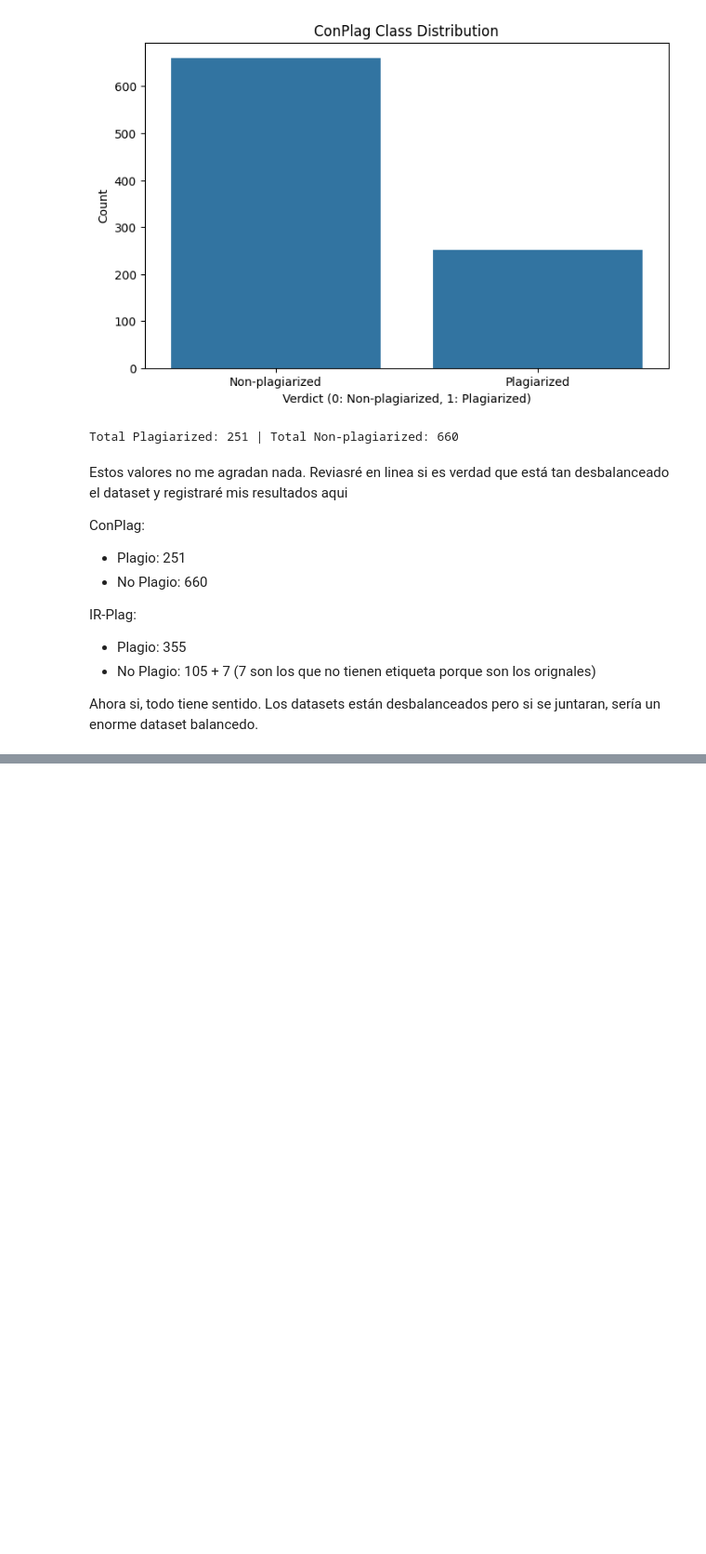
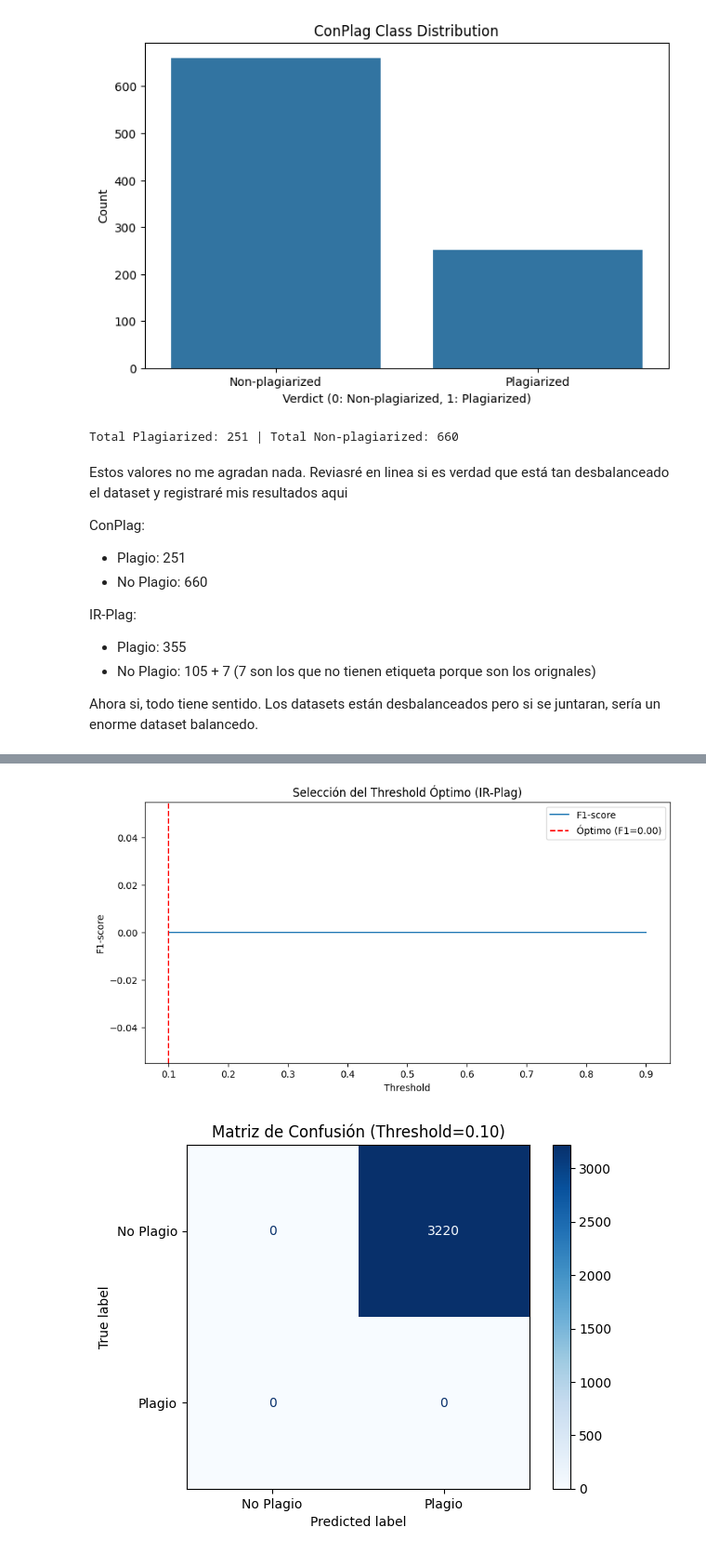
Before and after one commit to ElGonan/tc3002b-reto, a Jupyter notebook: src/project.ipynb, the cells around one changed output, grey strips where cells are left out. Shown at 93% size. Cells and saved outputs as stored; diff of their text form; code cells hidden in the pictures; blank space fills up the shorter version.

```diff
--- a/src/project.ipynb
+++ b/src/project.ipynb
@@ -333,0 +394,72 @@ weighted avg       0.82      0.83      0.82       230
+# %%
+def generar_pares_ir_plag(df):
+    originals = df[df['type'] == 2].reset_index(drop=True)
+    plagios = df[df['type'] == 1].reset_index(drop=True)
+    no_plagios = df[df['type'] == 0].reset_index(drop=True)
+
+    pares = []
+
+    for orig in originals.itertuples():
+        # Pares plagio
+        for plg in plagios.itertuples():
+            print(f"Generando par: orig{orig.Index} con plg{plg.Index}")
+            pares.append({
+                'pair': f'orig{orig.Index}_plg{plg.Index}',
+                'code1': orig.code,
+                'code2': plg.code,
+                'verdict': 1
+            })
+        # Pares no-plagio
+        for np in no_plagios.itertuples():
+            print(f"Generando par: orig{orig.Index} con np{np.Index}")
+            pares.append({
+                'pair': f'orig{orig.Index}_np{np.Index}',
+                'code1': orig.code,
+                'code2': np.code,
+                'verdict': 0
+            })
+
+    return pd.DataFrame(pares)
+
+# Generar y revisar
+ir_pairs = generar_pares_ir_plag(ir_plag_dataset)
+print( ir_pairs.head())
+
+ir_pairs['similarity'] = calculate_all_similarities(ir_pairs)
+
+y_true_bin = (ir_pairs['verdict'] == 'plagio').astype(int)
+
+thresholds = np.linspace(0.1, 0.9, 100)
+f1_scores = [f1_score(y_true_bin, ir_pairs['similarity'] > t) for t in thresholds]
+best_threshold = thresholds[np.argmax(f1_scores)]
+best_f1 = max(f1_scores)
+
+print(f"Threshold óptimo IR-Plag: {best_threshold:.2f}, F1-score: {best_f1:.2f}")
+
+# Paso 5: Visualización del F1-score
+plt.figure(figsize=(10, 5))
+plt.plot(thresholds, f1_scores, label='F1-score')
+plt.axvline(best_threshold, color='r', linestyle='--', label=f'Óptimo (F1={best_f1:.2f})')
+plt.xlabel('Threshold')
+plt.ylabel('F1-score')
+plt.title('Selección del Threshold Óptimo (IR-Plag)')
+plt.legend()
+plt.show()
+
+# Paso 6: Evaluación final
+y_pred = (ir_pairs['similarity'] > best_threshold).astype(int)
+
+# Matriz de confusión
+ConfusionMatrixDisplay.from_predictions(
+    y_true_bin, y_pred, display_labels=['No Plagio', 'Plagio'], cmap=plt.cm.Blues
+)
+plt.title(f'Matriz de Confusión (Threshold={best_threshold:.2f})')
+plt.show()
+
+# Conteo de predicciones
+print(f'No Plagio: {np.sum(y_pred == 0)}, Plagio: {np.sum(y_pred == 1)}')
+
+# Reporte de clasificación
+print("\nReporte de Clasificación:")
+print(classification_report(y_true_bin, y_pred, target_names=["No Plagio", "Plagio"]))
+# %% [output]
@@ -333,0 +483,2 @@ weighted avg       0.82      0.83      0.82       230
+[figure, added]
+[figure, added]
```
Also changed, not shown: parts of 9 cells of this notebook, 1 other file.
